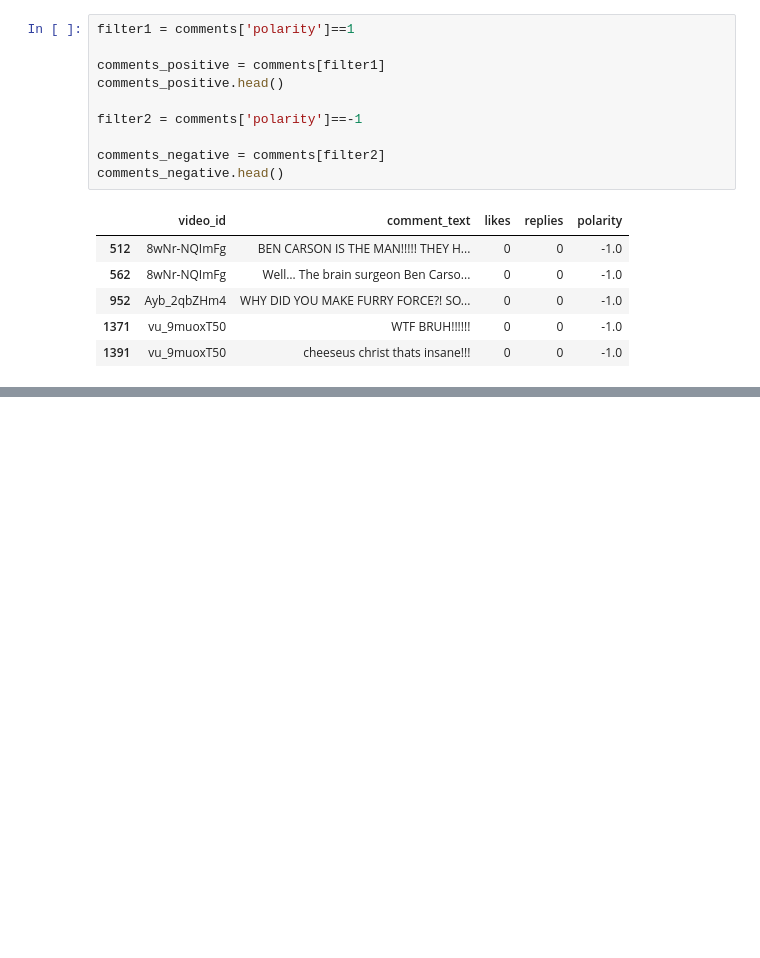
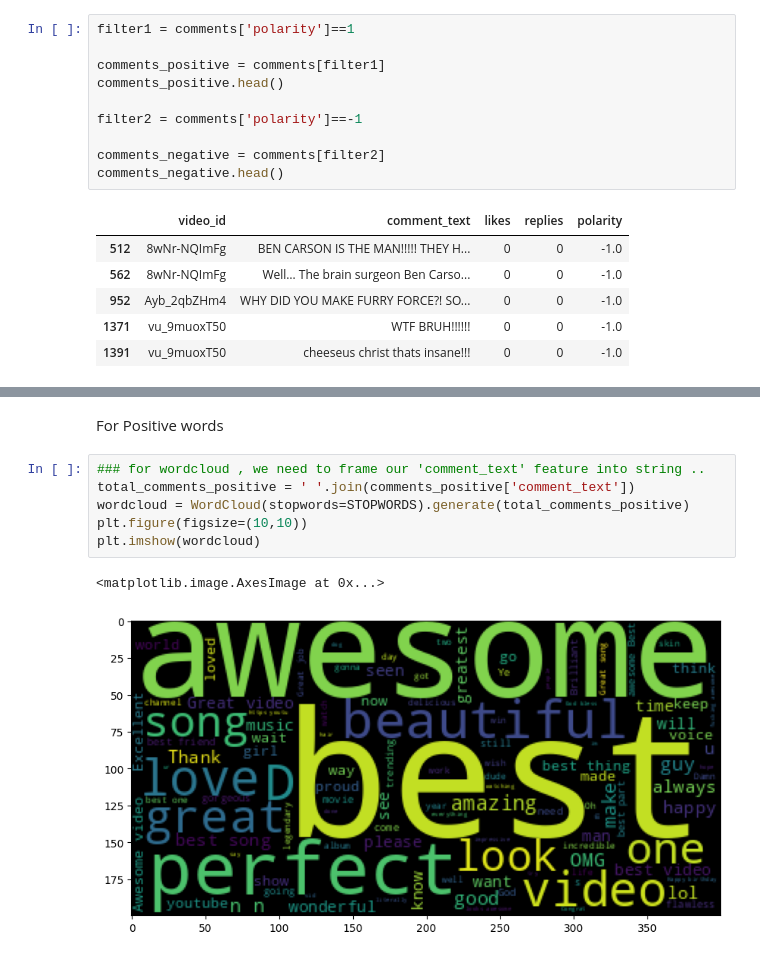
Before and after one commit to Ninja-draw-coder/PythonProjects, a Jupyter notebook: YouTube_SentimentAnalysis.ipynb, the cells around one changed output, grey strips where cells are left out. Cells and saved outputs as stored; diff of their text form; blank space fills up the shorter version.

```diff
--- a/YouTube_SentimentAnalysis.ipynb
+++ b/YouTube_SentimentAnalysis.ipynb
@@ -108,0 +131,11 @@ comments_negative.head()
+# %% [markdown]
+For Positive words
+# %%
+### for wordcloud , we need to frame our 'comment_text' feature into string ..
+total_comments_positive = ' '.join(comments_positive['comment_text'])
+wordcloud = WordCloud(stopwords=STOPWORDS).generate(total_comments_positive)
+plt.figure(figsize=(10,10))
+plt.imshow(wordcloud)
+# %% [output]
+<matplotlib.image.AxesImage at 0x...>
+[figure, added]
```
Also changed, not shown: parts of 8 cells of this notebook.
